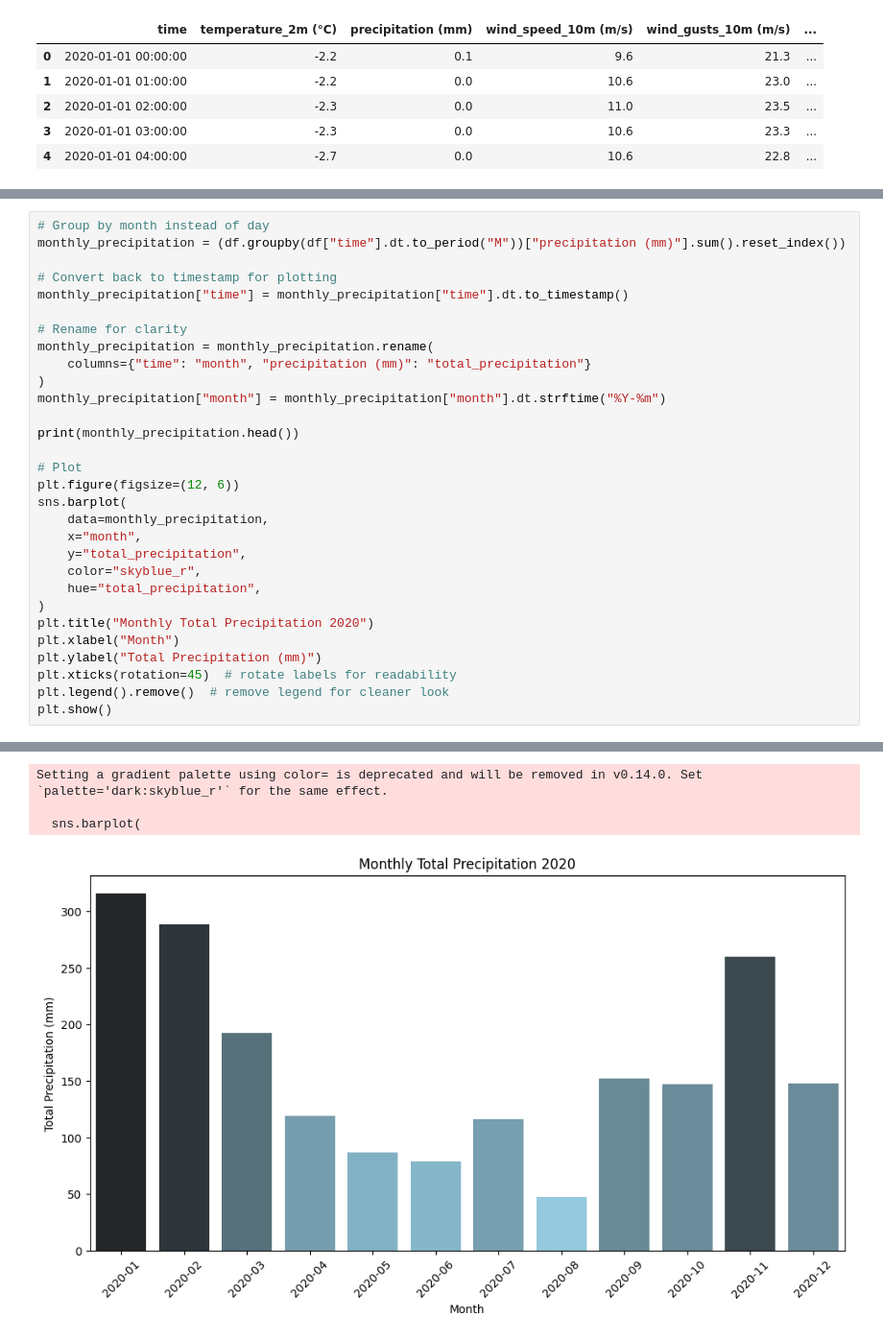
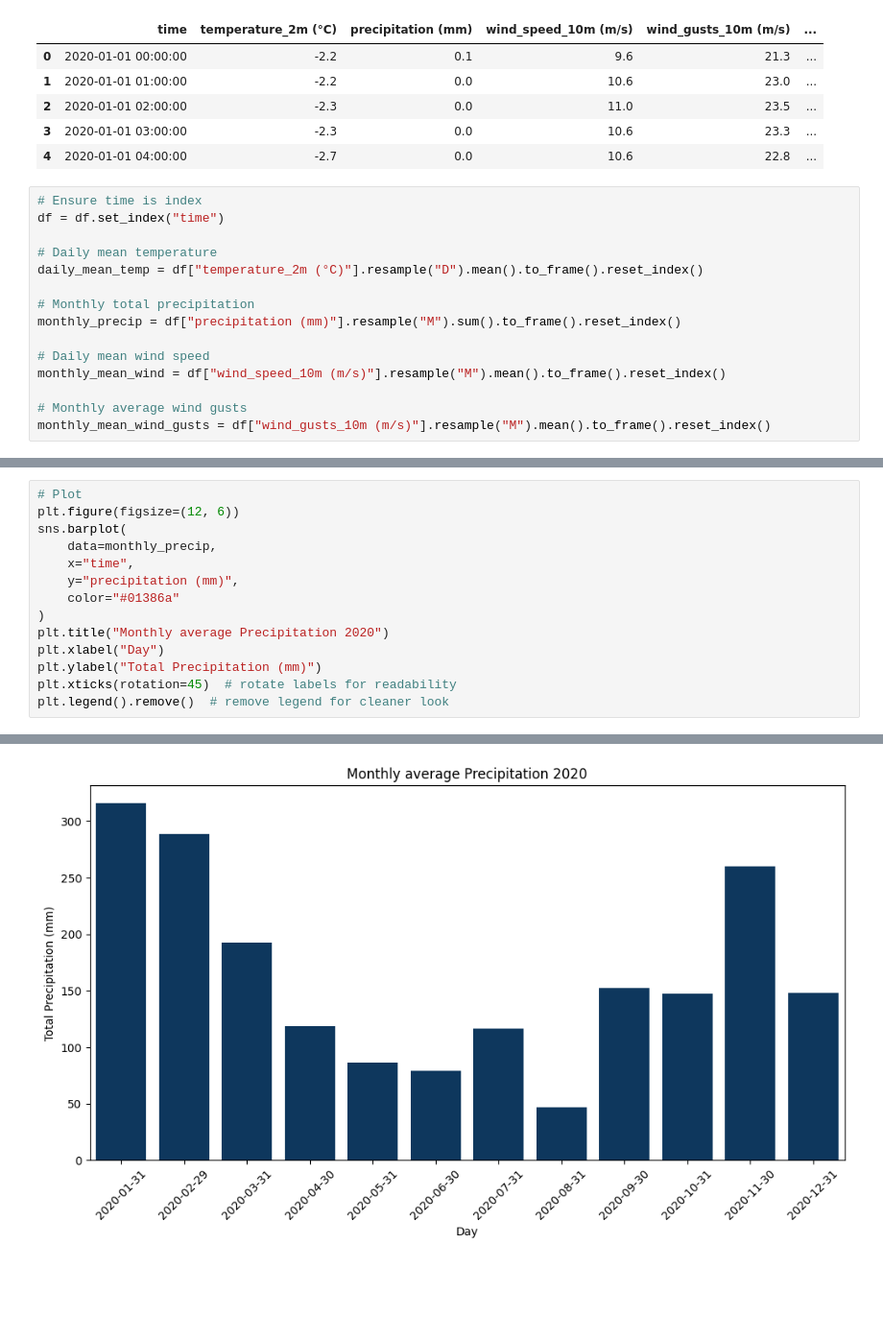
Before and after one commit to esksko/IND320-assignments-esksko, a Jupyter notebook: jupyter/assignment_1.ipynb, the cells around one changed output, grey strips where cells are left out. Shown at 96% size. Cells and saved outputs as stored; diff of their text form; blank space fills up the shorter version.

```diff
--- a/jupyter/assignment_1.ipynb
+++ b/jupyter/assignment_1.ipynb
@@ -72,6 +72,21 @@ None
 | 2 | 2020-01-01 02:00:00 | -2.3 | 0.0 | 11.0 | 23.5 | ... |
 | 3 | 2020-01-01 03:00:00 | -2.3 | 0.0 | 10.6 | 23.3 | ... |
 | 4 | 2020-01-01 04:00:00 | -2.7 | 0.0 | 10.6 | 22.8 | ... |
+# %%
+# Ensure time is index
+df = df.set_index("time")
+
+# Daily mean temperature
+daily_mean_temp = df["temperature_2m (°C)"].resample("D").mean().to_frame().reset_index()
+
+# Monthly total precipitation
+monthly_precip = df["precipitation (mm)"].resample("M").sum().to_frame().reset_index()
+
+# Daily mean wind speed
+monthly_mean_wind = df["wind_speed_10m (m/s)"].resample("M").mean().to_frame().reset_index()
+
+# Monthly average wind gusts
+monthly_mean_wind_gusts = df["wind_gusts_10m (m/s)"].resample("M").mean().to_frame().reset_index()
 # %%
 # Plotting temperature_2m (°C)
 plt.figure(figsize=(16, 6))
@@ -88,31 +104,15 @@ plt.axhline(0, color='blue', linestyle='--', linewidth=0.5)
 # %%
-# Group by month instead of day
-monthly_precipitation = (df.groupby(df["time"].dt.to_period("M"))["precipitation (mm)"].sum().reset_index())
-
-# Convert back to timestamp for plotting
-monthly_precipitation["time"] = monthly_precipitation["time"].dt.to_timestamp()
-
-# Rename for clarity
-monthly_precipitation = monthly_precipitation.rename(
-    columns={"time": "month", "precipitation (mm)": "total_precipitation"}
-)
-monthly_precipitation["month"] = monthly_precipitation["month"].dt.strftime("%Y-%m")
-
-print(monthly_precipitation.head())
-
 # Plot
 plt.figure(figsize=(12, 6))
 sns.barplot(
-    data=monthly_precipitation,
-    x="month",
-    y="total_precipitation",
-    color="skyblue_r",
-    hue="total_precipitation",
+    data=monthly_precip,
+    x="time",
+    y="precipitation (mm)",
+    color="#01386a"
 )
-plt.title("Monthly Total Precipitation 2020")
-plt.xlabel("Month")
+plt.title("Monthly average Precipitation 2020")
+plt.xlabel("Day")
 plt.ylabel("Total Precipitation (mm)")
 plt.xticks(rotation=45)  # rotate labels for readability
 plt.legend().remove()  # remove legend for cleaner look
-plt.show()
 # %% [output]
@@ -125,7 +119,4 @@ plt.show()
-Setting a gradient palette using color= is deprecated and will be removed in v0.14.0. Set `palette='dark:skyblue_r'` for the same effect.
-
-  sns.barplot(
-[figure, old version]
+[figure, new version]
 # %%
 # Plotting wind_speed_10m (m/s)
 # Plotting average wind speed for each day
```
Also changed, not shown: parts of 6 cells of this notebook, 2 other files.
